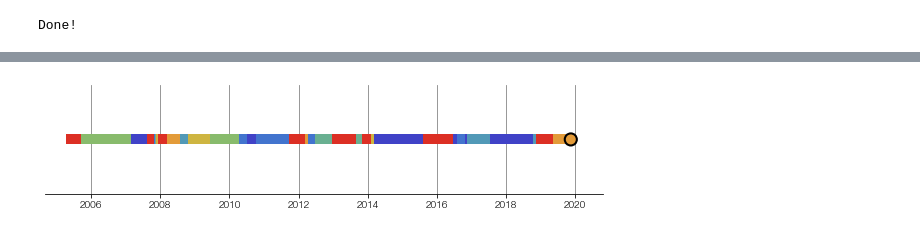
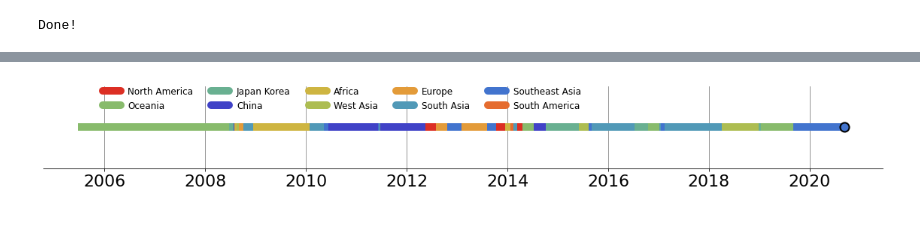
Before and after one commit to evogytis/baltic, a Jupyter notebook: docs/notebooks/galindia.ipynb, the cells around one changed output, grey strips where cells are left out. Saved outputs shown, nothing was run; the diff lists cells and outputs as text; code cells hidden in the pictures.

```diff
--- a/docs/notebooks/galindia.ipynb
+++ b/docs/notebooks/galindia.ipynb
@@ -22,37 +11,30 @@ except:
 from IPython.display import HTML
 import re,copy,json
 
-%matplotlib inline
 import matplotlib as mpl
 from matplotlib import pyplot as plt
 import matplotlib.patheffects as path_effects
 
+import baltic as bt
+
 import numpy as np
 
-try:
-    from StringIO import StringIO as sio
-    from cStringIO import StringIO as csio
-except ImportError:
-    from io import StringIO as sio
-    from io import BytesIO as csio
+from io import StringIO as sio
+from io import BytesIO as csio
 
 import requests
 json_url='http://data.nextstrain.org/flu_seasonal_h3n2_ha_12y.json'
-nx_tree=json.load(csio(requests.get(json_url).content))
+nx_json=json.load(csio(requests.get(json_url).content))
 
-tree=nx_tree['tree']
-meta=nx_tree['meta']
+json_translation={'absoluteTime':lambda k: k.traits['node_attrs']['num_date']['value'],'name':'name'} ## allows baltic to find correct attributes in JSON, height and name are required at a minimum
+ll,meta=bt.loadJSON(nx_json,json_translation=json_translation) ## give loadJSON the name of the tree file, the translation dictionary and (optionally) the meta file
 
-typeface='Helvetica Neue'
+typeface='sans'
 mpl.rcParams['font.weight']=300
 mpl.rcParams['axes.labelweight']=300
 mpl.rcParams['font.family']=typeface
 mpl.rcParams['font.size']=22
 
-json_translation={'absoluteTime':lambda k: k.traits['node_attrs']['num_date']['value'],'name':'name'} ## allows baltic to find correct attributes in JSON, height and name are required at a minimum
-json_meta={'file':meta,'traitName':'region'} ## if you want auspice stylings you can import the meta file used on nextstrain.org
-ll=bt.loadJSON(tree,json_translation,json_meta) ## give loadJSON the name of the tree file, the translation dictionary and (optionally) the meta file
-
 path='<iframe style="border: 0; width: 100%; height: 120px;" src="https://bandcamp.com/EmbeddedPlayer/track=2975389283/size=large/bgcol=333333/linkcol=e32c14/tracklist=false/artwork=small/transparent=true/" seamless><a href="http://marlonwilliams.bandcamp.com/track/vampire-again">Vampire Again by Marlon Williams</a></iframe>'
 
 print('Done!')
@@ -189,15 +169,13 @@ tipSize=15
 
 mostRecent=max([k.absoluteTime for k in ll.Objects])
 descent=ll.getBranches(lambda k: k.absoluteTime==mostRecent)
+if isinstance(descent,list): descent=descent[0]
 
 trunk_indices=[]
 while descent:
     trunk_indices.append(descent.index)
     descent=descent.parent
 trunk_indices.append(ll.root.index)
-
-# trunk=ll.reduceTree([k for k in ll.Objects if k.absoluteTime==mostRecentTip])
-# trunk_indices=[k.index for k in trunk.Objects]
 
 cumulative_y=0
 for loc in sorted(loc_states,key=lambda q:sum([sum([o.length for o in T[2].Objects]) for T in loc_trees[q]])): ## iterate over trait values
@@ -214,7 +192,7 @@ for loc in sorted(loc_states,key=lambda q:sum([sum([o.length for o in T[2].Objec
 
         oriC='grey'
         if origin in ll.cmap:
-            oriC=ll.cmap[origin] ## get colour of subtree's origin location
+            oriC=ll.cmap[traitName][origin] ## get colour of subtree's origin location
 
         if len([ob for ob in loc_tree.Objects if isinstance(ob,bt.leaf)])>0: ## proceed only if there's at least one tip in subtree
             ## identify branch on the trunk
@@ -234,7 +212,7 @@ for loc in sorted(loc_states,key=lambda q:sum([sum([o.length for o in T[2].Objec
                 if w.traits[traitName]=='ancestor':
                     c='grey'
                 else:
-                    c=ll.cmap[w.traits[traitName]]
+                    c=ll.cmap[traitName][w.traits[traitName]]
                 y=w.y+cumulative_y
                 x=w.absoluteTime
                 if y!=None:
@@ -280,7 +258,10 @@ plt.show()
 # %%
-fig,ax = plt.subplots(figsize=(10,2),facecolor='w')
+fig,ax = plt.subplots(figsize=(20,2),facecolor='w')
 
-trunk=ll.reduceTree([ll.getBranches(lambda k: k.absoluteTime==mostRecent)])
+lastTip=ll.getBranches(lambda k: k.absoluteTime==mostRecent)
+if isinstance(lastTip,list): lastTip=lastTip[0]
+
+trunk=ll.reduceTree([lastTip])
 L=len([k for k in trunk.Objects if k.branchType=='leaf'])
 
 for k in trunk.Objects: ## iterate over objects in tree
@@ -291,34 +272,35 @@ for k in trunk.Objects: ## iterate over objects in tree
     if x==None: ## matplotlib won't plot Nones, like root
         x=0.0
     if xp==None:
         xp=x
 
     c='k'
-    if json_meta['traitName'] in k.traits:
-        c=ll.cmap[k.traits[json_meta['traitName']]] ## get colour
+    if traitName in k.traits:
+        c=ll.cmap[traitName][k.traits[traitName]] ## get colour
 
     branchWidth=10
 
     if k.branchType=='leaf': ## leaf
         s=100 ## tip size fixed
 
         ax.scatter(x,y,s=s,facecolor=c,edgecolor='none',zorder=11) ## plot circle for every tip
         ax.scatter(x,y,s=s*2,facecolor='k',edgecolor='none',zorder=10) ## plot black circle underneath
     elif k.branchType=='node': ## if node...
         branchWidth+=0.0*len(k.leaves)/float(L)
 
-        ax.plot([x,x],[k.children[-1].y,k.children[0].y],lw=branchWidth,color=c,ls='-',zorder=9,solid_capstyle='round')
+        ax.plot([x,x],[k.children[-1].y,k.children[0].y],lw=branchWidth,color=c,ls='-',zorder=9,solid_capstyle='round',label=k.traits[traitName] if k.traits[traitName] not in ax.get_legend_handles_labels()[1] else '')
 
     ax.plot([xp,x],[y,y],lw=branchWidth,color=c,ls='-',zorder=9)
 
+ax.legend(bbox_to_anchor=(0.65,1.1),ncol=5,fontsize=12,frameon=False)
 ax.set_ylim(-1,trunk.ySpan+1)
 
 [ax.spines[loc].set_visible(False) for loc in ax.spines if loc!='bottom']
 
 ax.grid(axis='x',ls='-',color='grey')
 ax.tick_params(axis='y',size=0)
 ax.set_yticklabels([])
 
 plt.show()
 # %% [output]
-[figure, old version]
+[figure, new version]
```
Also changed, not shown: parts of 6 cells of this notebook.
